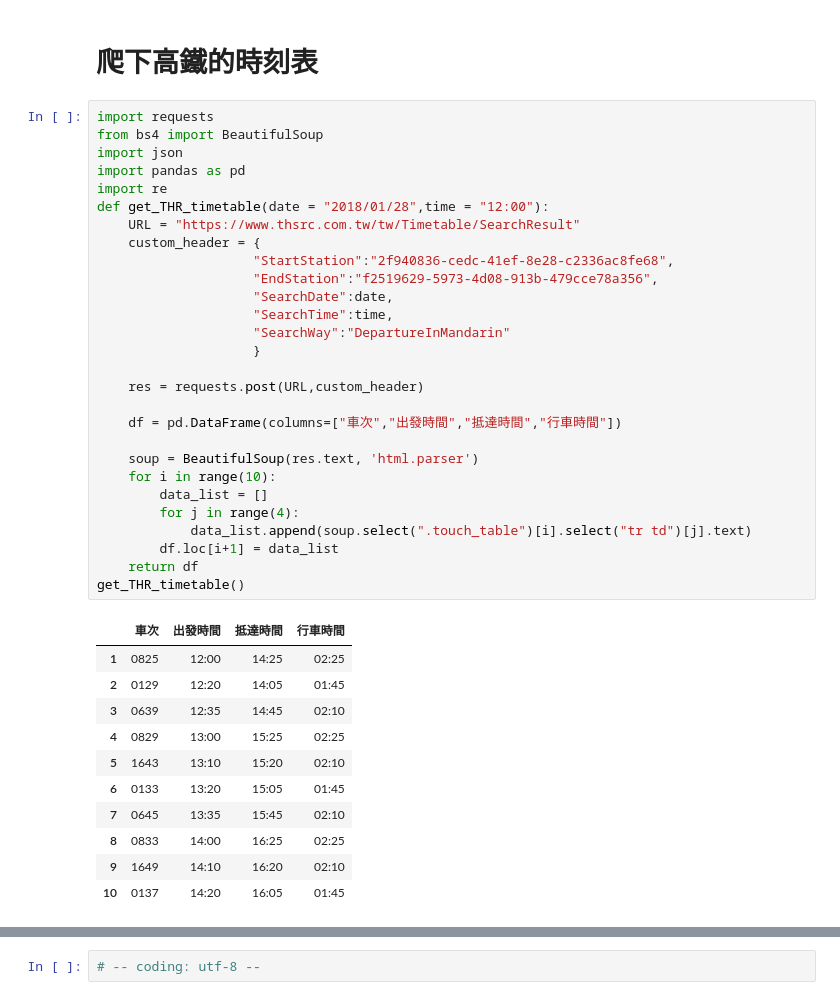
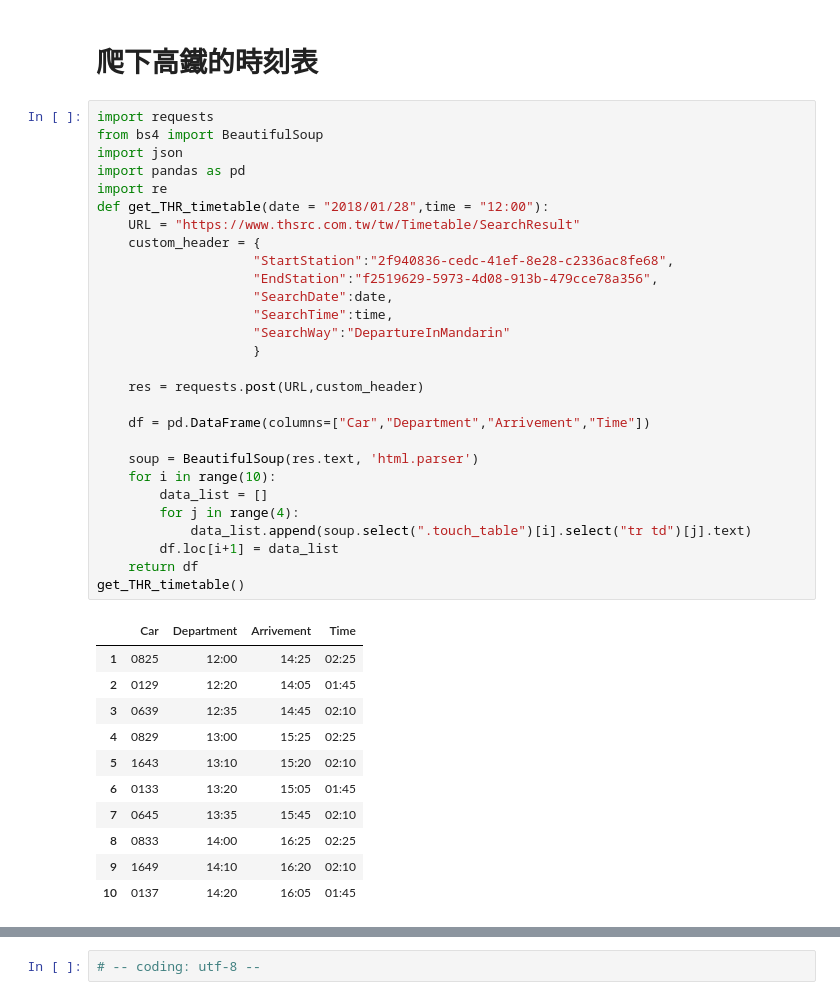
Before and after one commit to DataChu/HighRail_Pandas_mysql, a Jupyter notebook: THR_Pandas_MySQL.ipynb, the cells around one changed output, grey strips where cells are left out. Saved outputs shown, nothing was run; the diff lists cells and outputs as text.

```diff
--- a/THR_Pandas_MySQL.ipynb
+++ b/THR_Pandas_MySQL.ipynb
@@ -31,33 +31,33 @@ df
 # %%
 import requests
 from bs4 import BeautifulSoup
 import json
 import pandas as pd
 import re
 def get_THR_timetable(date = "2018/01/28",time = "12:00"):
     URL = "https://www.thsrc.com.tw/tw/Timetable/SearchResult"
     custom_header = {
                     "StartStation":"2f940836-cedc-41ef-8e28-c2336ac8fe68",
                     "EndStation":"f2519629-5973-4d08-913b-479cce78a356",
                     "SearchDate":date,
                     "SearchTime":time,
                     "SearchWay":"DepartureInMandarin"
                     }
 
     res = requests.post(URL,custom_header)
 
-    df = pd.DataFrame(columns=["車次","出發時間","抵達時間","行車時間"])
+    df = pd.DataFrame(columns=["Car","Department","Arrivement","Time"])
 
     soup = BeautifulSoup(res.text, 'html.parser')
     for i in range(10):
         data_list = []
         for j in range(4):
             data_list.append(soup.select(".touch_table")[i].select("tr td")[j].text)
         df.loc[i+1] = data_list
     return df
 get_THR_timetable()
 # %% [output]
-|  | 車次 | 出發時間 | 抵達時間 | 行車時間 |
+|  | Car | Department | Arrivement | Time |
 | 1 | 0825 | 12:00 | 14:25 | 02:25 |
 | 2 | 0129 | 12:20 | 14:05 | 01:45 |
 | 3 | 0639 | 12:35 | 14:45 | 02:10 |
```
Also changed, not shown: parts of 13 cells of this notebook, 5 other files.
